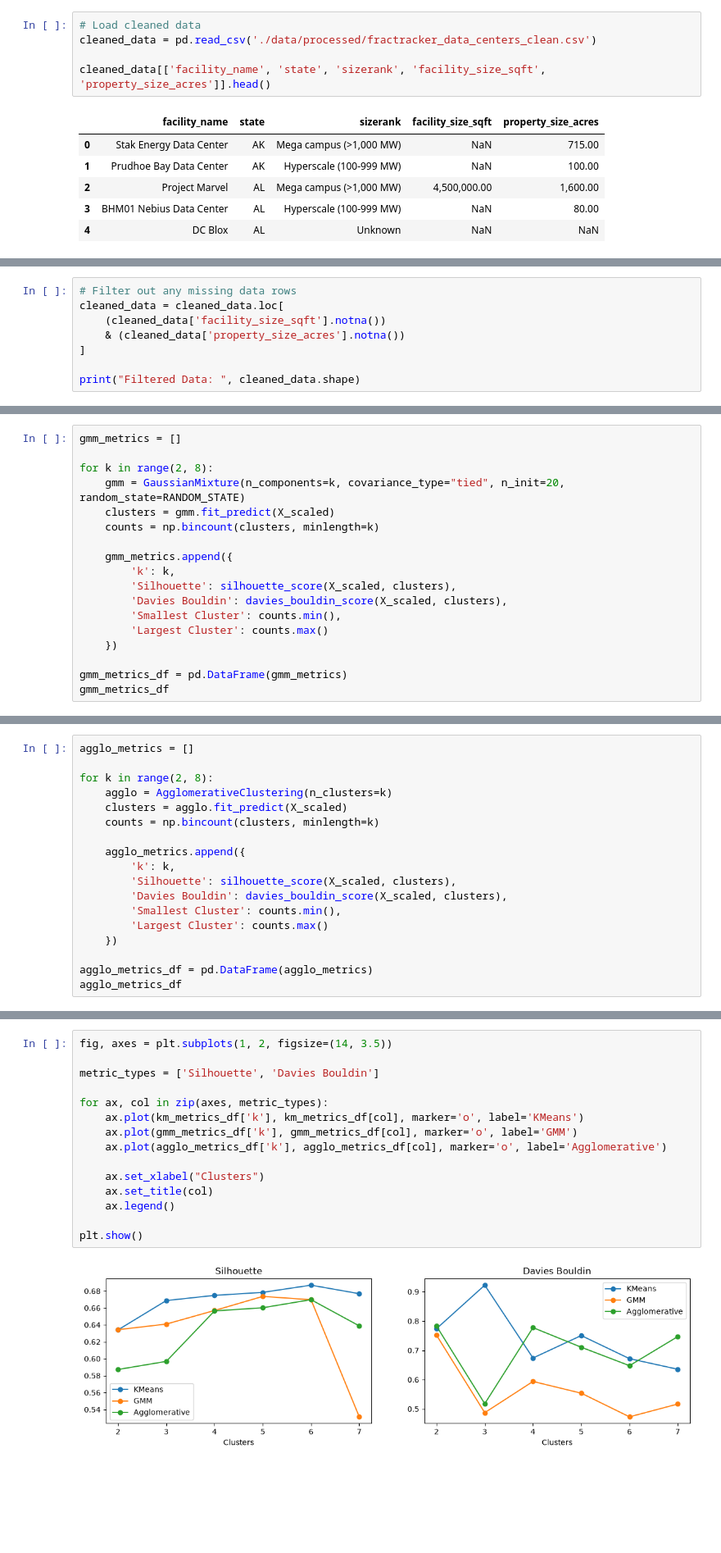
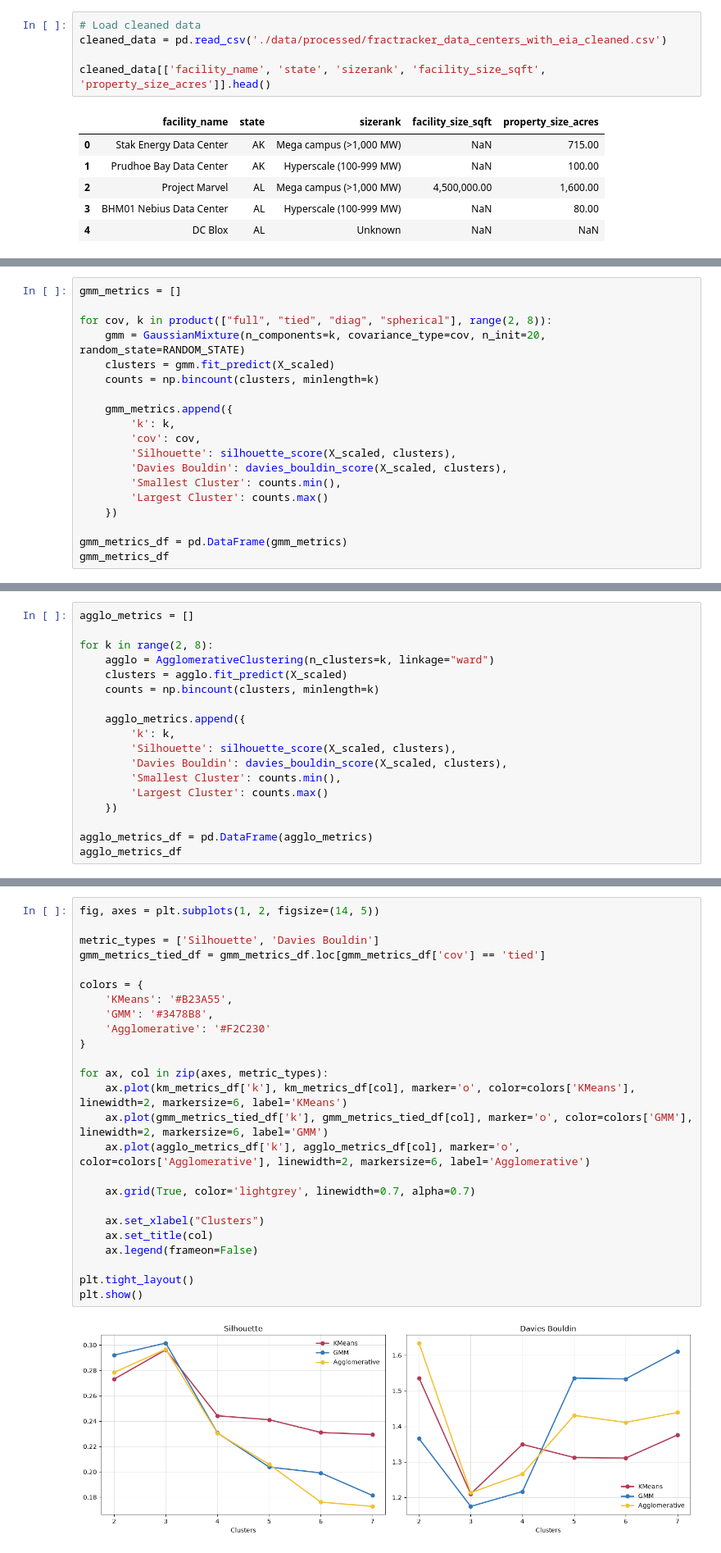
Before and after one commit to matthewchess/siads696, a Jupyter notebook: 04-unsupervised-learning.ipynb, the cells around one changed output, grey strips where cells are left out. Shown at 82% size. Drawn from its saved outputs; the diff is of its cells as text; blank space fills up the shorter version.

Commit message:
Update unsupervised learning file with additional model evaluation comparison cells, cluster attributes, and result interpretations

```diff
--- a/04-unsupervised-learning.ipynb
+++ b/04-unsupervised-learning.ipynb
@@ -19,7 +20,7 @@ pd.set_option('display.max_columns', 30)
 pd.set_option('display.float_format', '{:,.2f}'.format)
 # %%
 # Load cleaned data
-cleaned_data = pd.read_csv('./data/processed/fractracker_data_centers_clean.csv')
+cleaned_data = pd.read_csv('./data/processed/fractracker_data_centers_with_eia_cleaned.csv')
 
 cleaned_data[['facility_name', 'state', 'sizerank', 'facility_size_sqft', 'property_size_acres']].head()
 # %% [output]
@@ -66,8 +72,0 @@ To maintain a large amount of the data sample while still ensuring there is enou
-# %%
-# Filter out any missing data rows
-cleaned_data = cleaned_data.loc[
-    (cleaned_data['facility_size_sqft'].notna())
-    & (cleaned_data['property_size_acres'].notna())
-]
-
-print("Filtered Data: ", cleaned_data.shape)
@@ -217,13 +285,14 @@ Using a covariance type of **"tied"** shows much stronger performance in the Sil
 # %%
 gmm_metrics = []
 
-for k in range(2, 8):
-    gmm = GaussianMixture(n_components=k, covariance_type="tied", n_init=20, random_state=RANDOM_STATE)
+for cov, k in product(["full", "tied", "diag", "spherical"], range(2, 8)):
+    gmm = GaussianMixture(n_components=k, covariance_type=cov, n_init=20, random_state=RANDOM_STATE)
     clusters = gmm.fit_predict(X_scaled)
     counts = np.bincount(clusters, minlength=k)
 
     gmm_metrics.append({
         'k': k,
+        'cov': cov,
         'Silhouette': silhouette_score(X_scaled, clusters),
         'Davies Bouldin': davies_bouldin_score(X_scaled, clusters),
         'Smallest Cluster': counts.min(),
@@ -246,7 +327,7 @@ gmm_metrics_df
 agglo_metrics = []
 
 for k in range(2, 8):
-    agglo = AgglomerativeClustering(n_clusters=k)
+    agglo = AgglomerativeClustering(n_clusters=k, linkage="ward")
     clusters = agglo.fit_predict(X_scaled)
     counts = np.bincount(clusters, minlength=k)
 
@@ -271,18 +361,28 @@ agglo_metrics_df
 # %%
-fig, axes = plt.subplots(1, 2, figsize=(14, 3.5))
+fig, axes = plt.subplots(1, 2, figsize=(14, 5))
 
 metric_types = ['Silhouette', 'Davies Bouldin']
+gmm_metrics_tied_df = gmm_metrics_df.loc[gmm_metrics_df['cov'] == 'tied']
+
+colors = {
+    'KMeans': '#B23A55',
+    'GMM': '#3478B8',
+    'Agglomerative': '#F2C230'
+}
 
 for ax, col in zip(axes, metric_types):
-    ax.plot(km_metrics_df['k'], km_metrics_df[col], marker='o', label='KMeans')
-    ax.plot(gmm_metrics_df['k'], gmm_metrics_df[col], marker='o', label='GMM')
-    ax.plot(agglo_metrics_df['k'], agglo_metrics_df[col], marker='o', label='Agglomerative')
+    ax.plot(km_metrics_df['k'], km_metrics_df[col], marker='o', color=colors['KMeans'], linewidth=2, markersize=6, label='KMeans')
+    ax.plot(gmm_metrics_tied_df['k'], gmm_metrics_tied_df[col], marker='o', color=colors['GMM'], linewidth=2, markersize=6, label='GMM')
+    ax.plot(agglo_metrics_df['k'], agglo_metrics_df[col], marker='o', color=colors['Agglomerative'], linewidth=2, markersize=6, label='Agglomerative')
+
+    ax.grid(True, color='lightgrey', linewidth=0.7, alpha=0.7)
 
     ax.set_xlabel("Clusters")
     ax.set_title(col)
-    ax.legend()
+    ax.legend(frameon=False)
 
+plt.tight_layout()
 plt.show()
 # %% [output]
-[figure, old version]
+[figure, new version]
 # %% [markdown]
```
Also changed, not shown: parts of 30 cells of this notebook.
